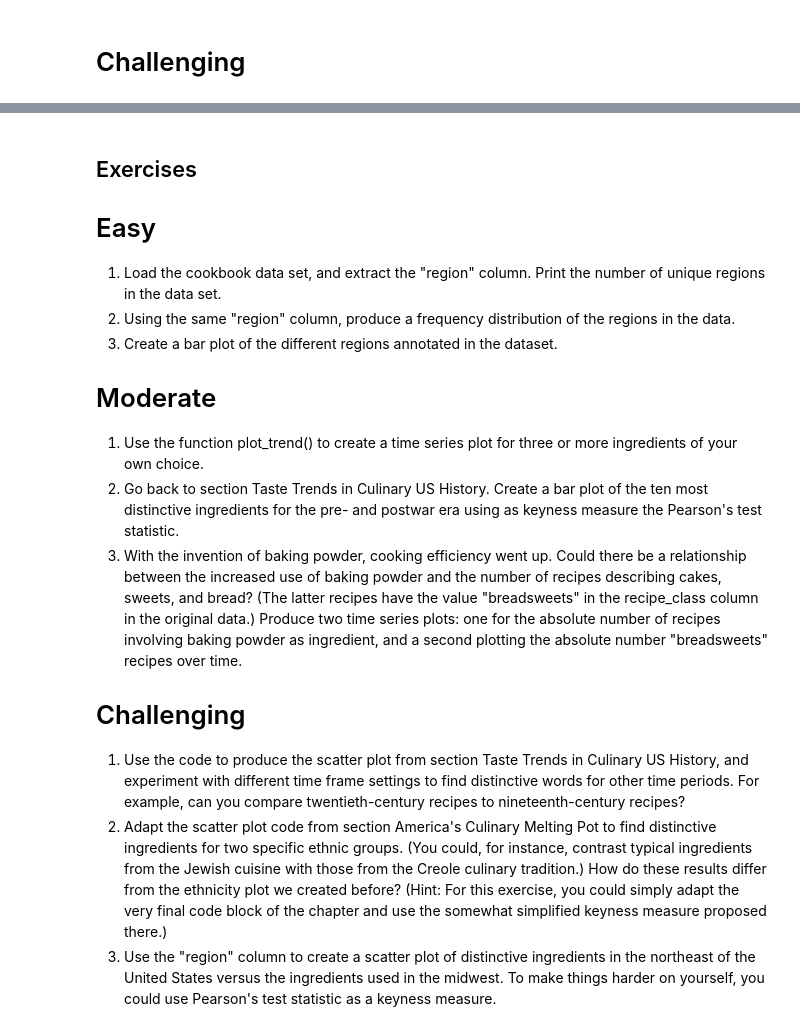
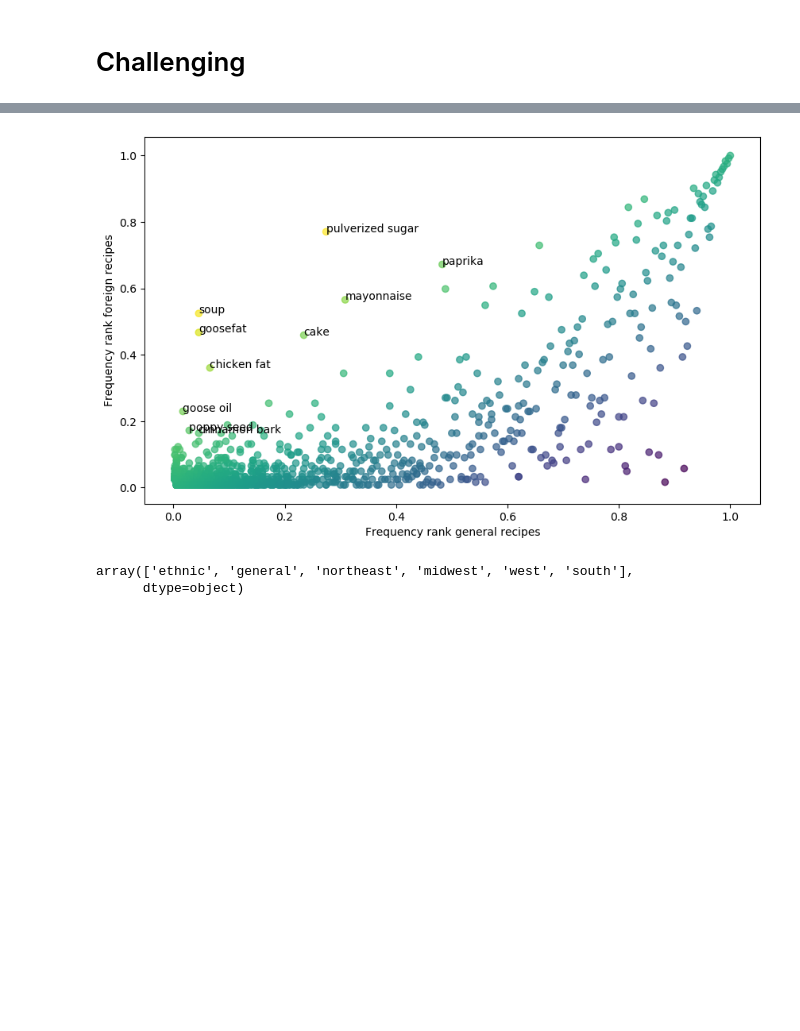
Before and after one commit to Emmayhh/01_exercises, a Jupyter notebook: 01_exercises.ipynb, the cells around one changed output, grey strips where cells are left out. Saved outputs shown, nothing was run; the diff lists cells and outputs as text; code cells hidden in the pictures; blank space fills up the shorter version.

```diff
--- a/01_exercises.ipynb
+++ b/01_exercises.ipynb
@@ -485,16 +399,46 @@ ValueError: x and y must be the same size
-# %% [markdown]
-## Exercises
-
-# Easy
-1. Load the cookbook data set, and extract the "region" column. Print the number of unique regions in the data set.
-2. Using the same "region" column, produce a frequency distribution of the regions in the data.
-3. Create a bar plot of the different regions annotated in the dataset.
-
-# Moderate
-1. Use the function plot_trend() to create a time series plot for three or more ingredients of your own choice.
-2. Go back to section Taste Trends in Culinary US History. Create a bar plot of the ten most distinctive ingredients for the pre- and postwar era using as keyness measure the Pearson's test statistic.
-3. With the invention of baking powder, cooking efficiency went up. Could there be a relationship between the increased use of baking powder and the number of recipes describing cakes, sweets, and bread? (The latter recipes have the value "breadsweets" in the recipe_class column in the original data.) Produce two time series plots: one for the absolute number of recipes involving baking powder as ingredient, and a second plotting the absolute number "breadsweets" recipes over time.
-# Challenging
-1. Use the code to produce the scatter plot from section Taste Trends in Culinary US History, and experiment with different time frame settings to find distinctive words for other time periods. For example, can you compare twentieth-century recipes to nineteenth-century recipes?
-2. Adapt the scatter plot code from section America's Culinary Melting Pot to find distinctive ingredients for two specific ethnic groups. (You could, for instance, contrast typical ingredients from the Jewish cuisine with those from the Creole culinary tradition.) How do these results differ from the ethnicity plot we created before? (Hint: For this exercise, you could simply adapt the very final code block of the chapter and use the somewhat simplified keyness measure proposed there.)
-3. Use the "region" column to create a scatter plot of distinctive ingredients in the northeast of the United States versus the ingredients used in the midwest. To make things harder on yourself, you could use Pearson's test statistic as a keyness measure.
+# %%
+# Adapt the scatter plot code from section America's Culinary Melting
+#  Pot to find distinctive ingredients for two specific ethnic groups.
+#  (You could, for instance, contrast typical ingredients from the Jewish cuisine
+#  with those from the Creole culinary tradition.) How do these results differ from
+#  the ethnicity plot we created before?
+
+# step 1: add a new column indicating for each recipe whether
+#         we have information about its ethnic group
+df['creole'] = df['ethnicgroup'] == 'creole'
+df['jewish'] = df['ethnicgroup'] == 'jewish'
+
+# step 2: construct frequency rankings for creole' and jewish recipes
+counts = df.groupby('creole')['ingredients'].apply(
+    ';'.join).str.split(';').apply(pd.Series.value_counts).fillna(0)
+counts = df.groupby('jewish')['ingredients'].apply(
+    ';'.join).str.split(';').apply(pd.Series.value_counts).fillna(0)
+
+creole_counts = counts.iloc[1].rank(method='dense', pct=True)
+jewish_counts = counts.iloc[0].rank(method='dense', pct=True)
+
+# step 3: merge the creole and jewish data frames
+rankings = pd.DataFrame({'creole': creole_counts, 'jewish': jewish_counts})
+
+# step 4: compute the keyness of ingredients in creole
+#         as the difference in frequency ranks
+keyness = (rankings['creole'] - rankings['jewish']).sort_values(ascending=False)
+
+# step 5: produce the plot
+fig = plt.figure(figsize=(10, 6))
+plt.scatter(rankings['jewish'], rankings['creole'],
+            c=rankings['creole'] - rankings['jewish'],
+            alpha=0.7)
+
+for i, row in rankings.loc[keyness.head(10).index].iterrows():
+    plt.annotate(i, xy=(row['jewish'], row['creole']))
+
+plt.xlabel("Frequency rank general recipes")
+plt.ylabel("Frequency rank foreign recipes");
+# %% [output]
+[figure, added]
+# %%
+df['region'].unique()
+# %% [output]
+array(['ethnic', 'general', 'northeast', 'midwest', 'west', 'south'],
+      dtype=object)
```
Also changed, not shown: parts of 36 cells of this notebook.
